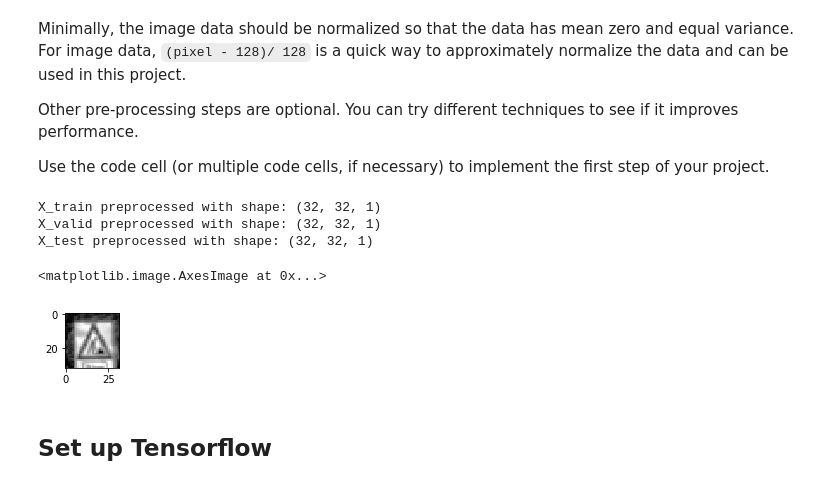
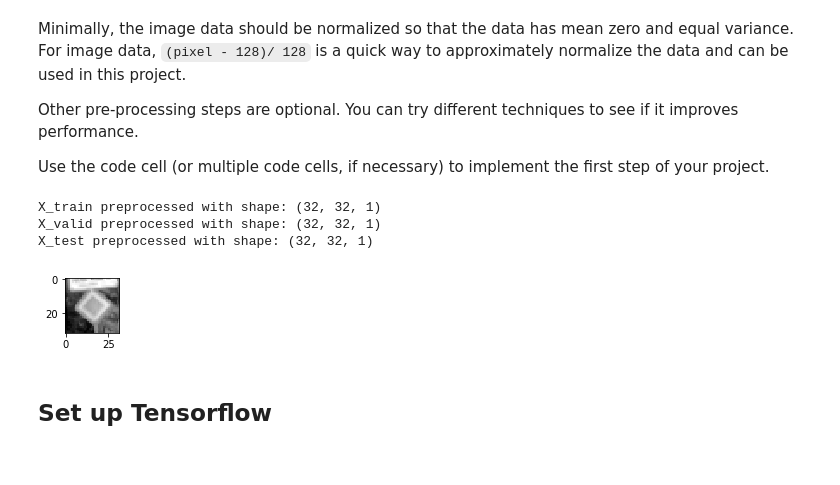
Before and after one commit to itornaza/sdc-traffic-signs, a Jupyter notebook: Traffic_Sign_Classifier.ipynb, the cells around one changed output. Drawn from its saved outputs; the diff is of its cells as text; code cells hidden in the pictures.

```diff
--- a/Traffic_Sign_Classifier.ipynb
+++ b/Traffic_Sign_Classifier.ipynb
@@ -158,7 +158,7 @@ def plotRandomImage():
     return index
 
 plotDataSetHistogram()
-index = plotRandomImage()
+randomImageIndex = plotRandomImage()
 # %% [output]
 >> Dataset histogram
 [figure]
@@ -208,39 +208,38 @@ def convertImage(train, n):
         # Apply histogram equalization
         image = cv2.equalizeHist(image)
         # Normalize pixels to [-0.5, 0.5]
         gray_train.append(image)
     return gray_train
 
 def normalizeImage(train):
     """Normalize grayscale images to values in the set of [-0.5, 0.5]"""
     return ( (train / 255.) - 0.5 ).astype(np.float32)
 
 def preprocessImage(train, n, train_name):
     """Implement the preprocess pipeline"""
     converted_train = convertImage(train, n)
     preprocessed_train = np.reshape(converted_train, (-1, 32, 32, 1))
     normalized_train = normalizeImage(preprocessed_train)
     print(train_name + " preprocessed with shape: {}".format(preprocessed_train[0].shape))
     return  normalized_train
 
-# Suffle training data to avoid order learning errors
-X_train, y_train = shuffle(X_train, y_train)
-
 # Preprocess all datasets
 X_train = preprocessImage(X_train, n_train, "X_train")
 X_valid = preprocessImage(X_valid, n_validation, "X_valid")
 X_test = preprocessImage(X_test, n_test, "X_test")
 
 # Plot the same random training image after preprocessing
-image = X_train[index].squeeze()
+image = X_train[randomImageIndex].squeeze()
 plt.figure(figsize=(1,1))
 plt.imshow(image, cmap='gray')
+
+# Suffle training data to avoid order learning errors
+X_train, y_train = shuffle(X_train, y_train)
 # %% [output]
 X_train preprocessed with shape: (32, 32, 1)
 X_valid preprocessed with shape: (32, 32, 1)
 X_test preprocessed with shape: (32, 32, 1)
-<matplotlib.image.AxesImage at 0x...>
-[figure, old version]
+[figure, new version]
 # %% [markdown]
 ## Set up Tensorflow
 # %%
```
Also changed, not shown: parts of 10 cells of this notebook, 6 other files.
